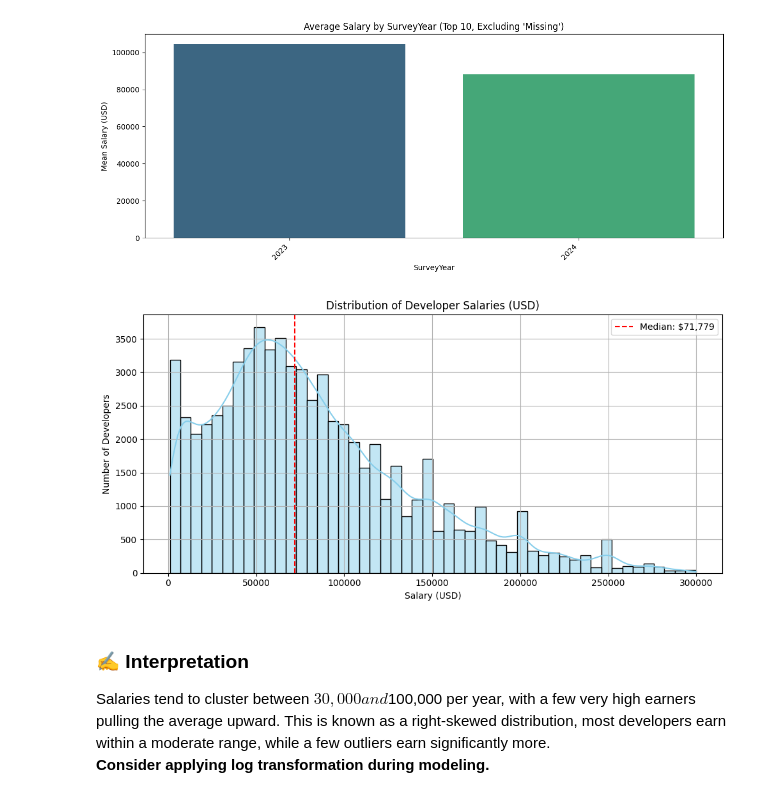
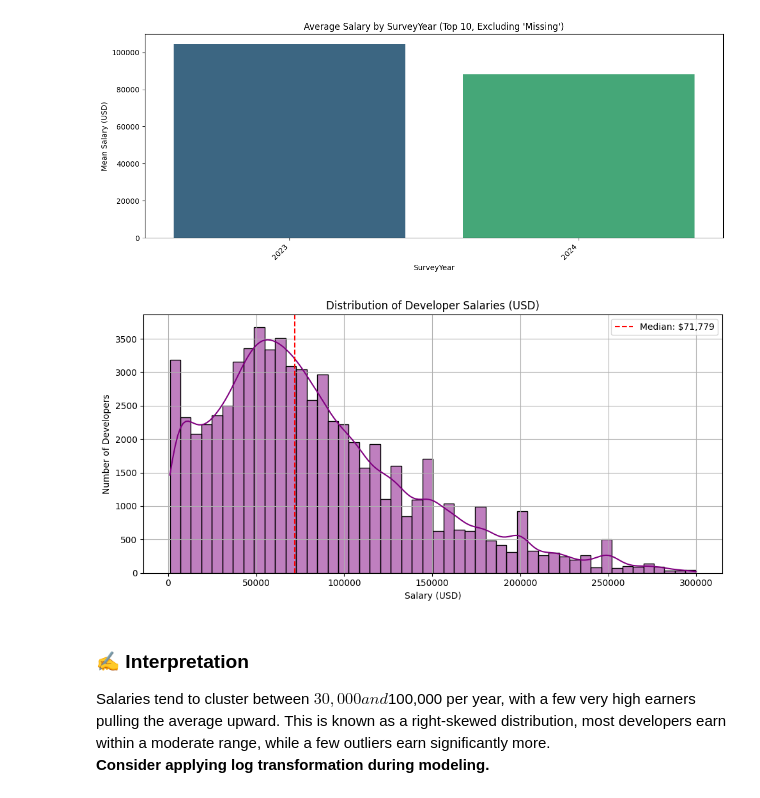
Before and after one commit to Owiti-Charles/Developers-Salary-Predictor, a Jupyter notebook: notebook.ipynb, the cells around one changed output. Cells and saved outputs as stored; diff of their text form; code cells hidden in the pictures.

```diff
--- a/notebook.ipynb
+++ b/notebook.ipynb
@@ -305,22 +316,22 @@ for feature in categorical_features:
 # %%
 # Clean data
 clean_salary = df['ConvertedCompYearly'].dropna()
 clean_salary = clean_salary[clean_salary > 1000]  # Remove very low outliers
 clean_salary = clean_salary[clean_salary < 300000]  # Cap extreme values
 
 # Plot
 plt.figure(figsize=(10,5))
-sns.histplot(clean_salary, bins=50, kde=True, color='skyblue')
+sns.histplot(clean_salary, bins=50, kde=True, color='purple')
 plt.axvline(clean_salary.median(), color='red', linestyle='--', label=f"Median: ${int(clean_salary.median()):,}")
 plt.title("Distribution of Developer Salaries (USD)")
 plt.xlabel("Salary (USD)")
 plt.ylabel("Number of Developers")
 plt.legend()
 plt.grid(True)
 plt.tight_layout()
 plt.show()
 # %% [output]
-[figure, old version]
+[figure, new version]
 # %% [markdown]
 ### ✍️ Interpretation
 Salaries tend to cluster between $30,000 and $100,000 per year, with a few very high earners pulling the average upward. This is known as a right-skewed distribution, most developers earn within a moderate range, while a few outliers earn significantly more.
```
Also changed, not shown: parts of 23 cells of this notebook.
